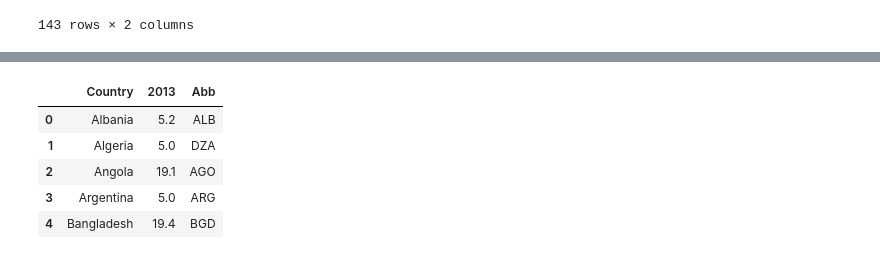
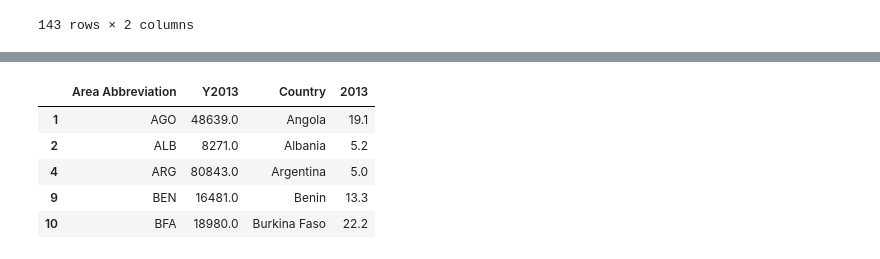
Before and after one commit to edgarp2017/global-food, a Jupyter notebook: Data Cleaning.ipynb, the cells around one changed output, grey strips where cells are left out. Saved outputs shown, nothing was run; the diff lists cells and outputs as text; code cells hidden in the pictures.

Commit message:
Merged both datasets to be in one dataframe

```diff
--- a/Data Cleaning.ipynb
+++ b/Data Cleaning.ipynb
@@ -96,5 +95,8 @@ fig.show()
 # %%
 total_food = new_df['Y2013'].sum()
 # %%
-new_df['%'] = new_df['Y2013'] / total_food
-new_df.head()
+# new_df['%'] = new_df['Y2013'] / total_food
+# new_df.head()
+
+# wanted_mean = total_food/new_df['Y2013'].count()
+# wanted_mean
@@ -132,13 +125,18 @@ Abb        0
 dtype: int64
 # %%
-cond = df2['2013'] == "<5"
+cond = df2['2013'] == '<5'
+df2['2013'] = np.where(cond, 5, df2['2013'])
 df2['2013'] = np.where(cond, 5, df2['2013'].astype(float))
-df2.head()
-# %% [output]
-|  | Country | 2013 | Abb |
-| 0 | Albania | 5.2 | ALB |
-| 1 | Algeria | 5.0 | DZA |
-| 2 | Angola | 19.1 | AGO |
-| 3 | Argentina | 5.0 | ARG |
-| 4 | Bangladesh | 19.4 | BGD |
+# %%
+df_combined = pd.merge(new_df, df2, on='Area Abbreviation', how='outer')
+df_combined
+df_combined.dropna(inplace=True)
+df_combined.head()
+# %% [output]
+|  | Area Abbreviation | Y2013 | Country | 2013 |
+| 1 | AGO | 48639.0 | Angola | 19.1 |
+| 2 | ALB | 8271.0 | Albania | 5.2 |
+| 4 | ARG | 80843.0 | Argentina | 5.0 |
+| 9 | BEN | 16481.0 | Benin | 13.3 |
+| 10 | BFA | 18980.0 | Burkina Faso | 22.2 |
 # %%
```
Also changed, not shown: parts of 6 cells of this notebook, 1 other file.
